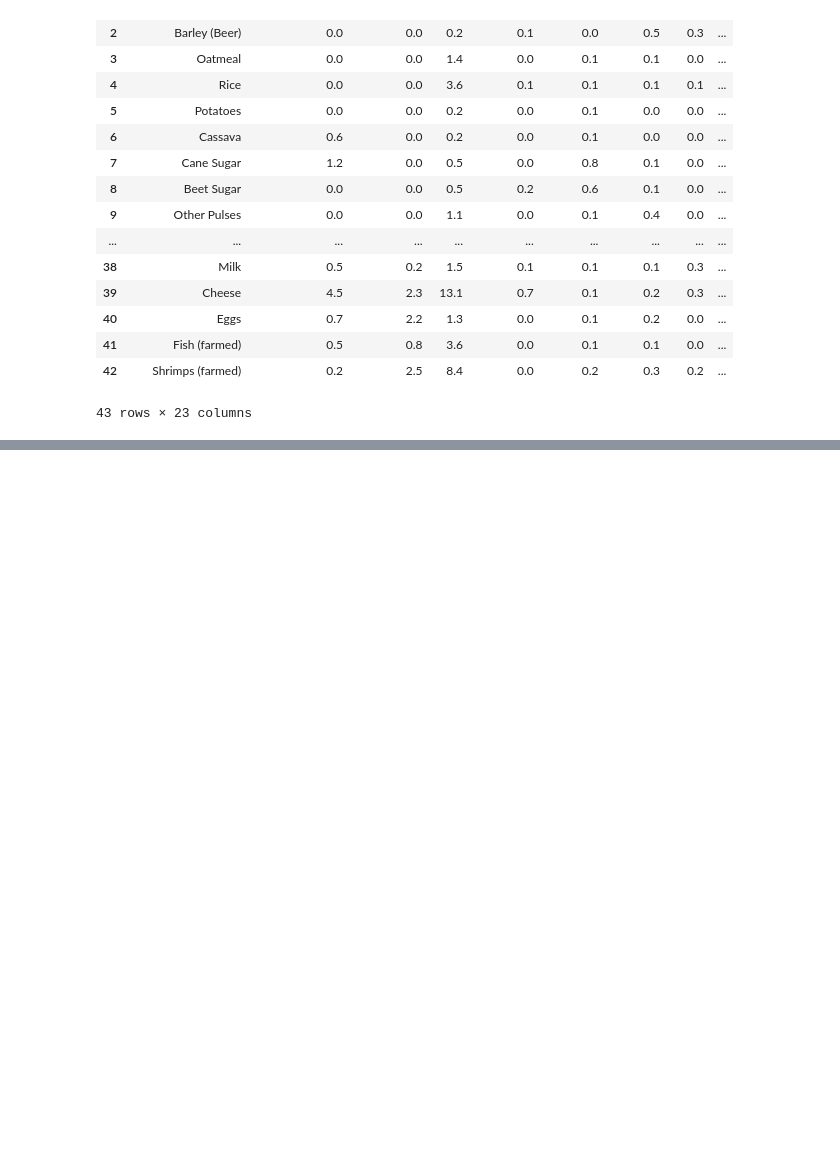
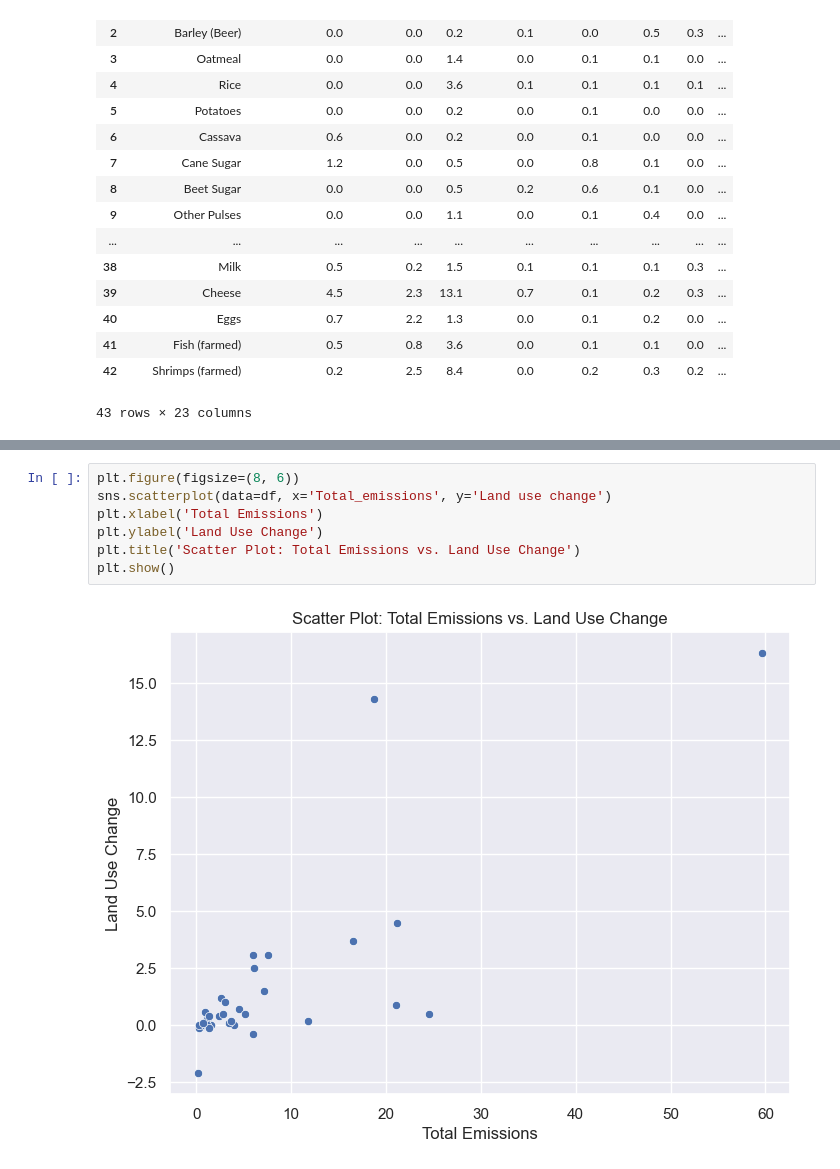
Before and after one commit to georgemcculloch/Data-Viz, a Jupyter notebook: food.ipynb, the cells around one changed output, grey strips where cells are left out. Drawn from its saved outputs; the diff is of its cells as text; blank space fills up the shorter version.

```diff
--- a/food.ipynb
+++ b/food.ipynb
@@ -64,0 +181,9 @@ df
+# %%
+plt.figure(figsize=(8, 6))
+sns.scatterplot(data=df, x='Total_emissions', y='Land use change')
+plt.xlabel('Total Emissions')
+plt.ylabel('Land Use Change')
+plt.title('Scatter Plot: Total Emissions vs. Land Use Change')
+plt.show()
+# %% [output]
+[figure, added]
```
Also changed, not shown: parts of 9 cells of this notebook.
